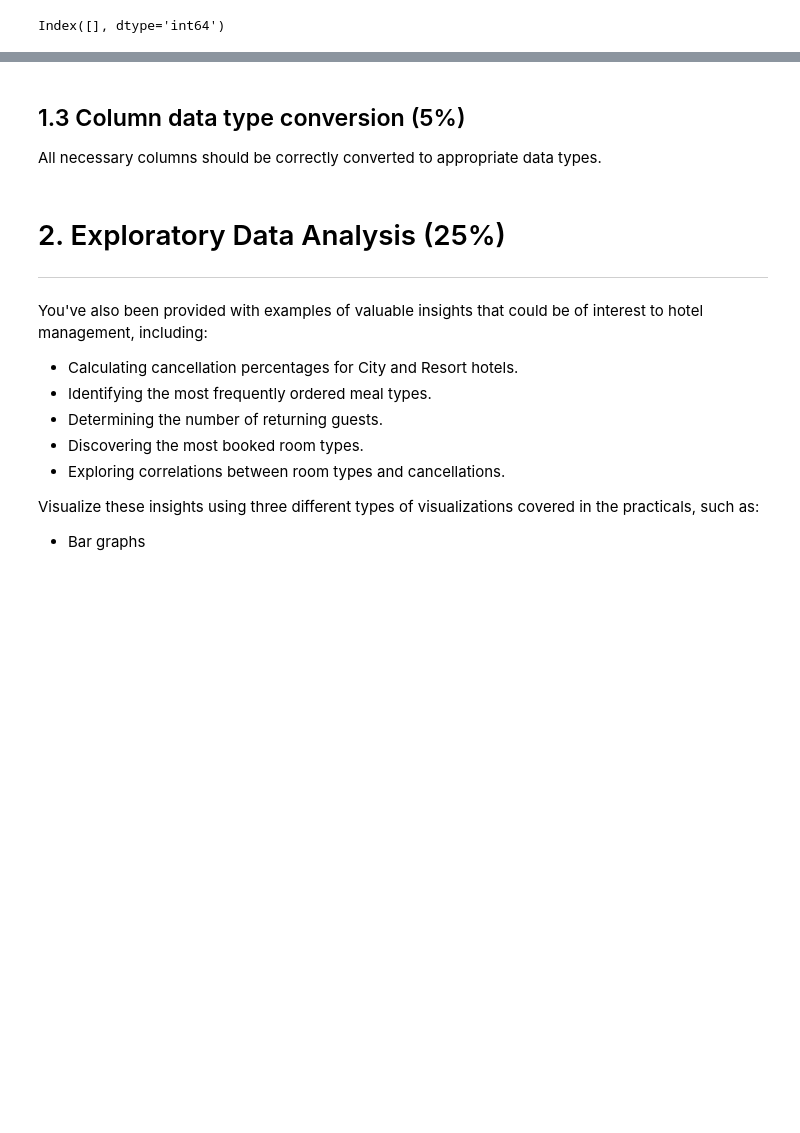
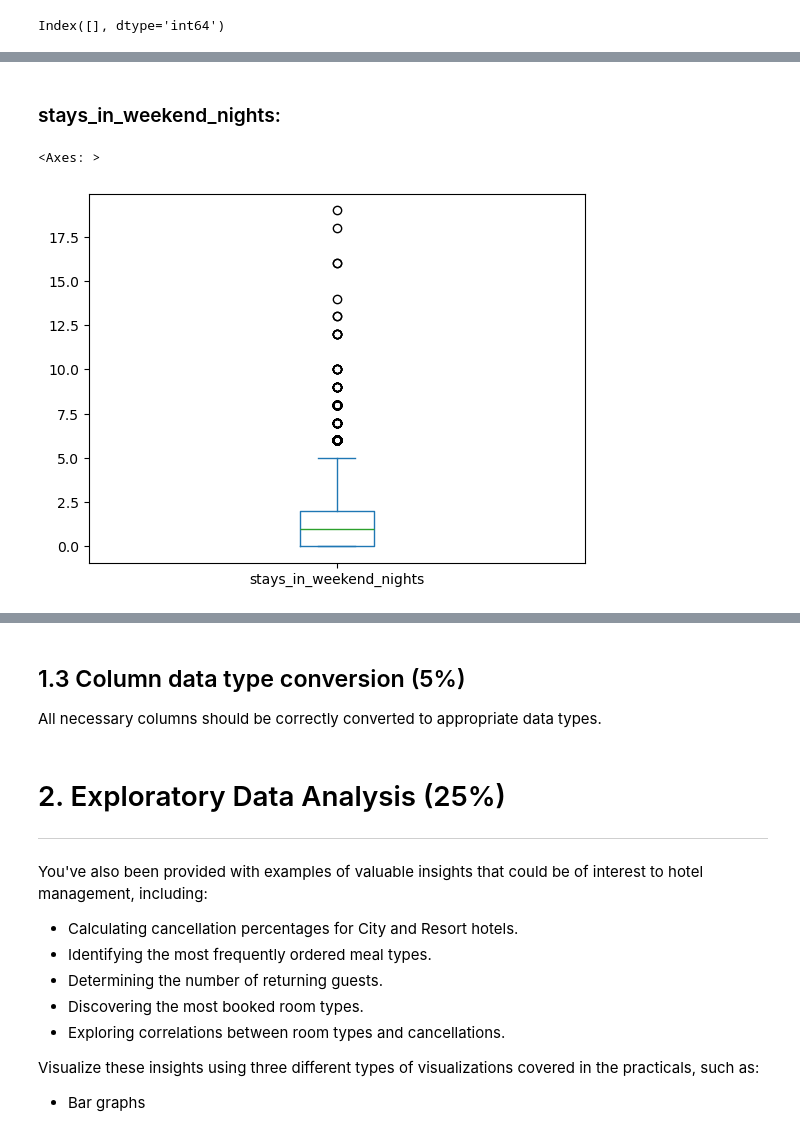
Before and after one commit to aliasim786/Data-Driven-AI, a Jupyter notebook: Assignments/Coursework1_template_new1.ipynb, the cells around one changed output, grey strips where cells are left out. Drawn from its saved outputs; the diff is of its cells as text; code cells hidden in the pictures; blank space fills up the shorter version.

```diff
--- a/Assignments/Coursework1_template_new1.ipynb
+++ b/Assignments/Coursework1_template_new1.ipynb
@@ -258,0 +308,7 @@ Index([], dtype='int64')
+# %% [markdown]
+### stays_in_weekend_nights:
+# %%
+fulldata.plot(y=['stays_in_weekend_nights'], kind='box')
+# %% [output]
+<Axes: >
+[figure, added]
```
Also changed, not shown: parts of 32 cells of this notebook.
